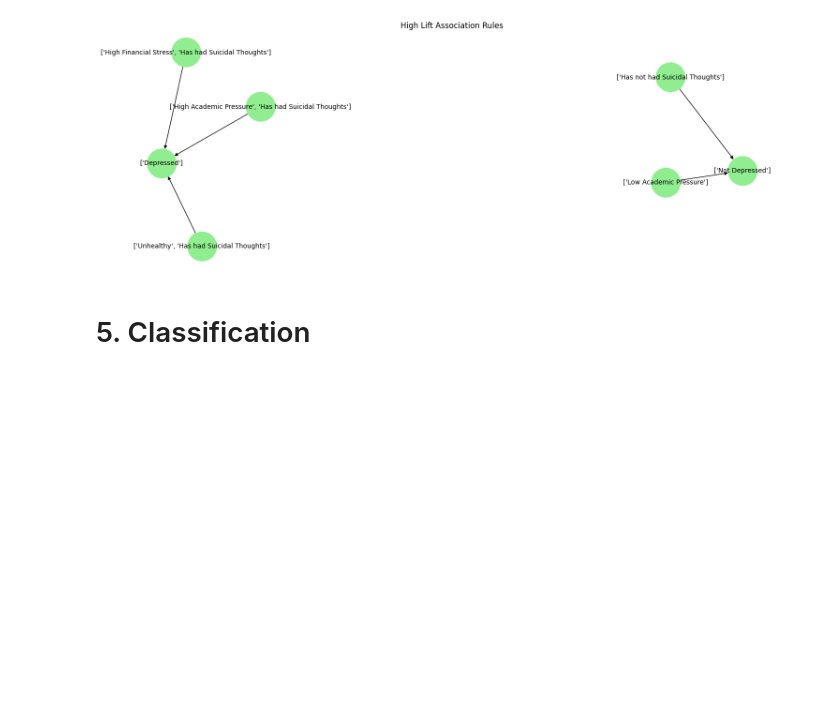
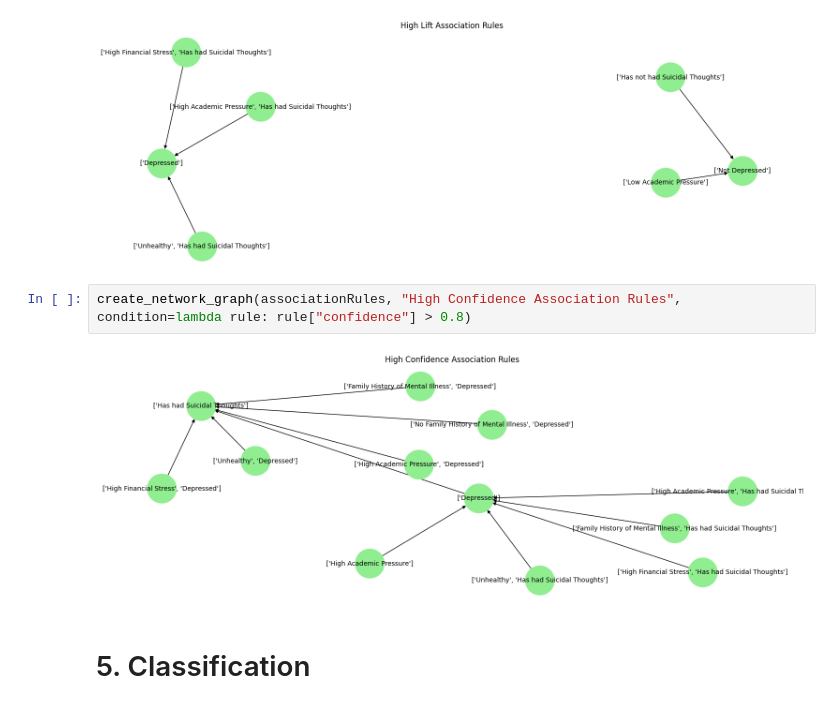
Before and after one commit to abbiereid/Student_Depression_Analysis, a Jupyter notebook: StudentDepression_Analysis.ipynb, the cells around one changed output. Saved outputs shown, nothing was run; the diff lists cells and outputs as text; blank space fills up the shorter version.

```diff
--- a/StudentDepression_Analysis.ipynb
+++ b/StudentDepression_Analysis.ipynb
@@ -518,6 +518,10 @@ Numbers of rules 19
 create_network_graph(associationRules, "High Lift Association Rules", condition=lambda rule: rule["lift"] > 1.4)
 # %% [output]
 [figure]
+# %%
+create_network_graph(associationRules, "High Confidence Association Rules", condition=lambda rule: rule["confidence"] > 0.8)
+# %% [output]
+[figure, added]
 # %% [markdown]
 # 5. Classification
 # %% [markdown]
```
